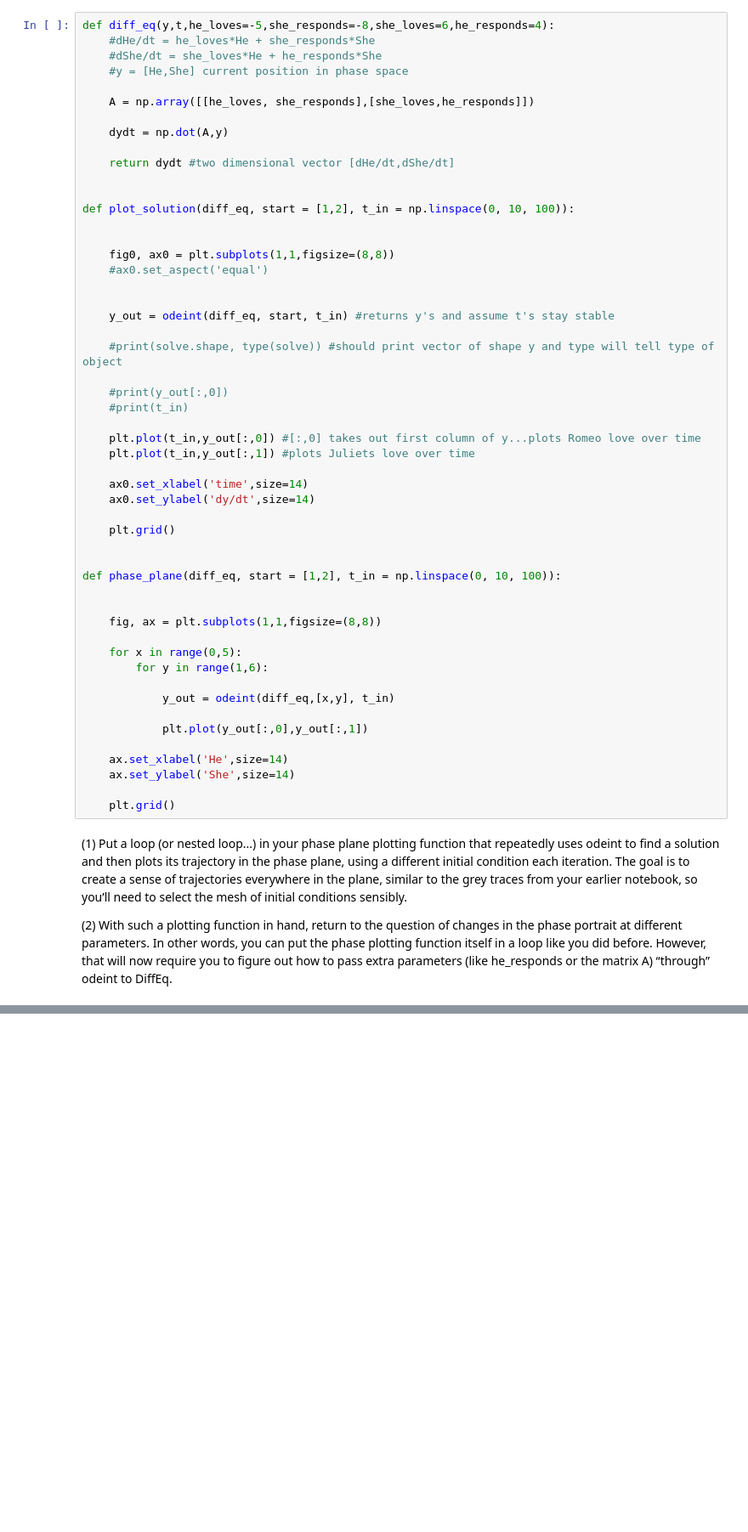
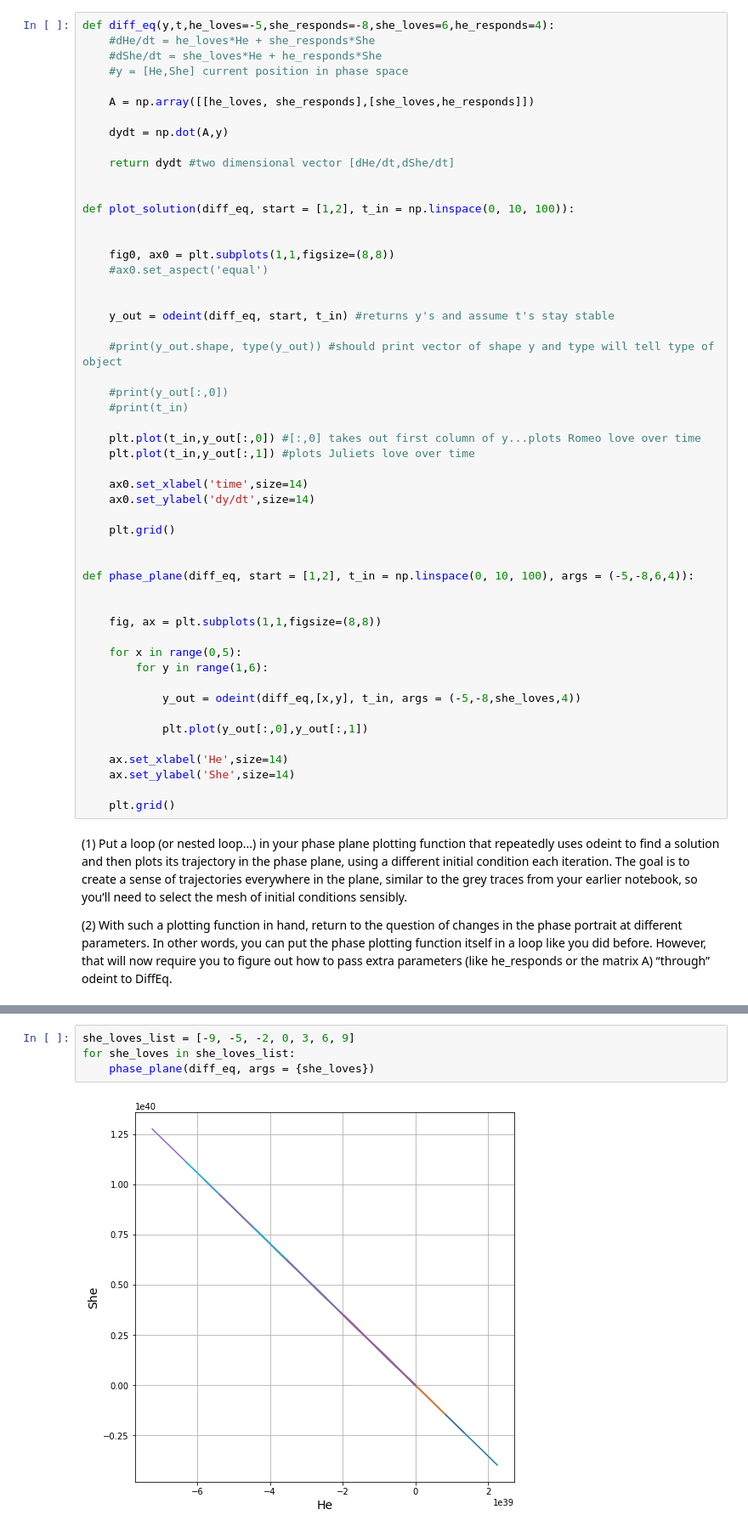
Before and after one commit to jarzavala/LA-Brown-JRitt, a Jupyter notebook: BrownLA-JRitt.ipynb, the cells around one changed output, grey strips where cells are left out. Shown: that part at 85% size. Cells and saved outputs as stored; diff of their text form; blank space fills up the shorter version.

```diff
--- a/BrownLA-JRitt.ipynb
+++ b/BrownLA-JRitt.ipynb
@@ -24,7 +24,7 @@ def plot_solution(diff_eq, start = [1,2], t_in = np.linspace(0, 10, 100)):
 
     y_out = odeint(diff_eq, start, t_in) #returns y's and assume t's stay stable
 
-    #print(solve.shape, type(solve)) #should print vector of shape y and type will tell type of object
+    #print(y_out.shape, type(y_out)) #should print vector of shape y and type will tell type of object
 
     #print(y_out[:,0])
     #print(t_in)
@@ -38,7 +38,7 @@ def plot_solution(diff_eq, start = [1,2], t_in = np.linspace(0, 10, 100)):
     plt.grid()
 
 
-def phase_plane(diff_eq, start = [1,2], t_in = np.linspace(0, 10, 100)):
+def phase_plane(diff_eq, start = [1,2], t_in = np.linspace(0, 10, 100), args = (-5,-8,6,4)):
 
 
     fig, ax = plt.subplots(1,1,figsize=(8,8))
@@ -46,7 +46,7 @@ def phase_plane(diff_eq, start = [1,2], t_in = np.linspace(0, 10, 100)):
     for x in range(0,5):
         for y in range(1,6):
 
-            y_out = odeint(diff_eq,[x,y], t_in)
+            y_out = odeint(diff_eq,[x,y], t_in, args = (-5,-8,she_loves,4))
 
             plt.plot(y_out[:,0],y_out[:,1])
 
@@ -67,0 +62,6 @@ phase_plane(diff_eq)
+# %%
+she_loves_list = [-9, -5, -2, 0, 3, 6, 9]
+for she_loves in she_loves_list:
+    phase_plane(diff_eq, args = {she_loves})
+# %% [output]
+[figure, added]
```
Also changed, not shown: parts of 2 cells of this notebook.
